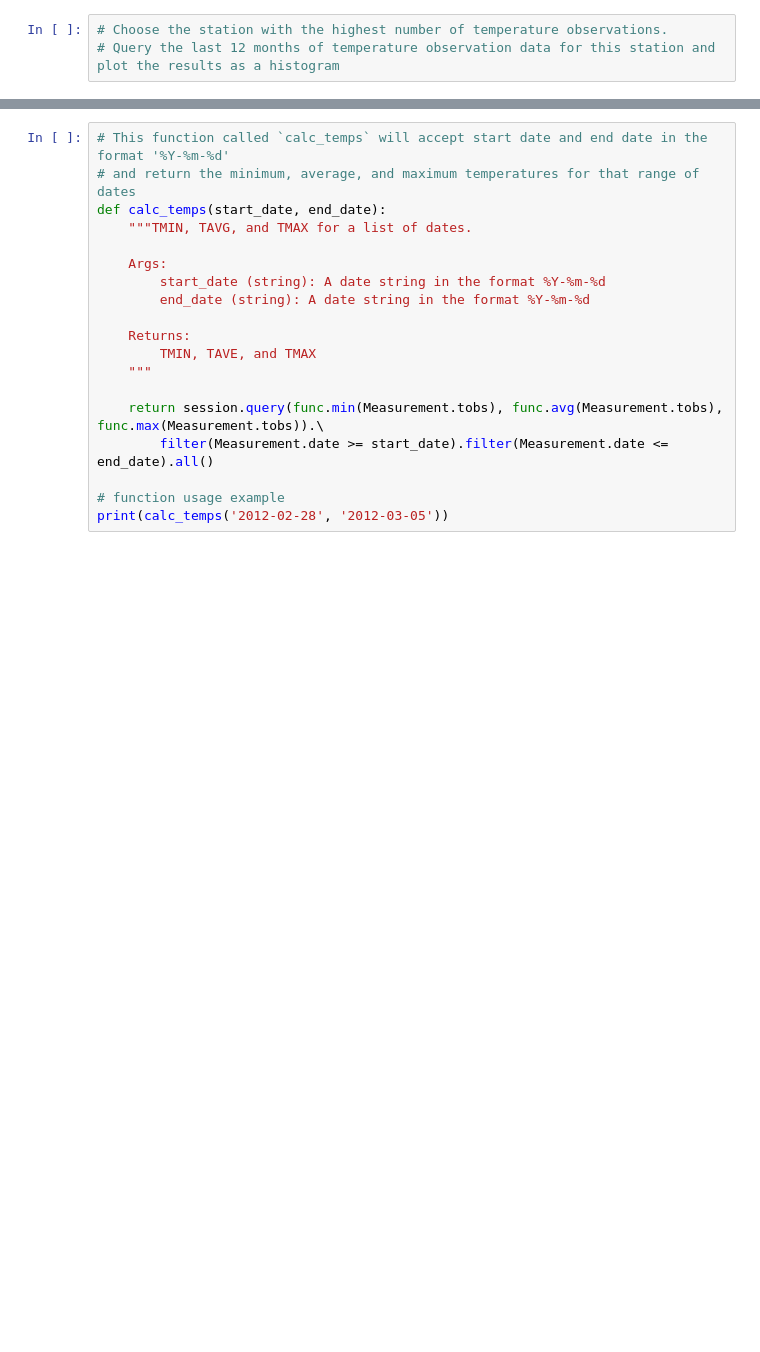
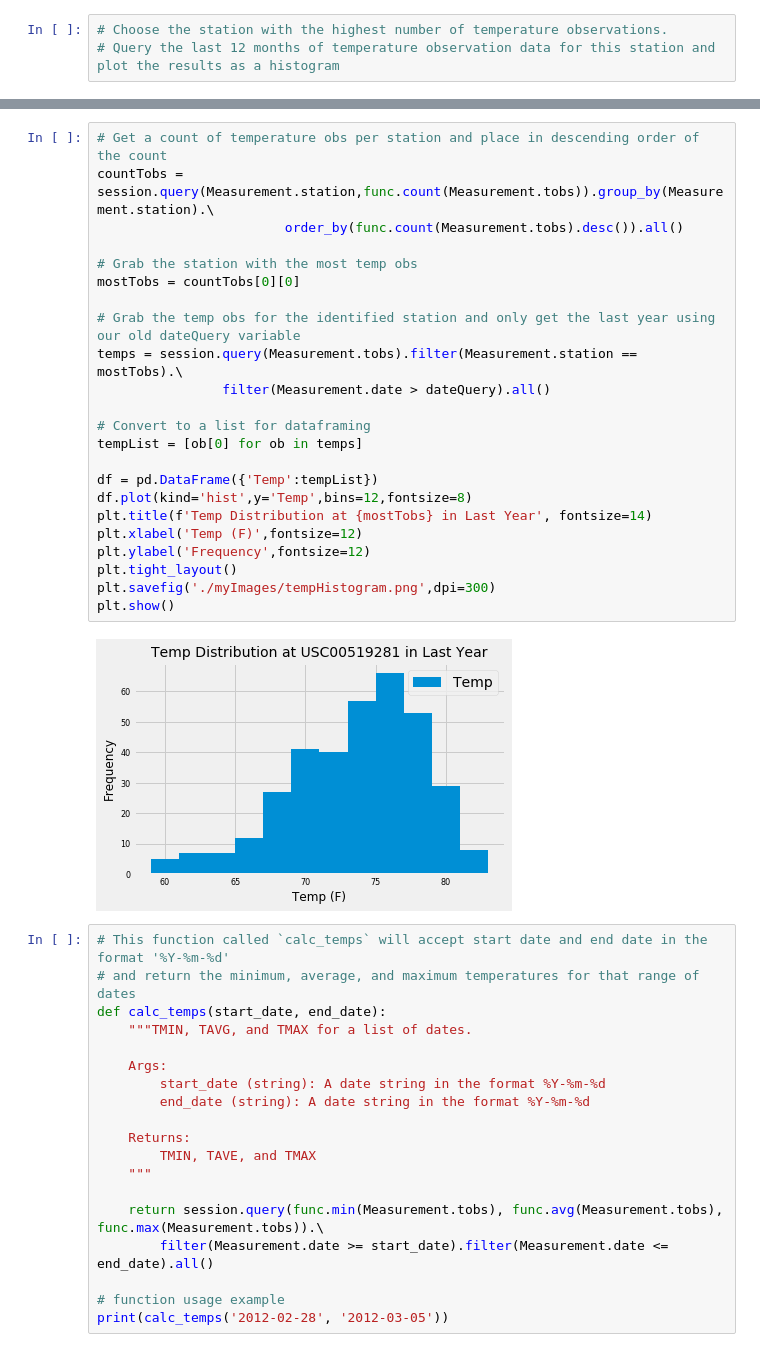
Before and after one commit to jpicca/sqlalchemy-challenge, a Jupyter notebook: climate_starter.ipynb, the cells around one changed output, grey strips where cells are left out. Drawn from its saved outputs; the diff is of its cells as text; blank space fills up the shorter version.

Commit message:
Completed temperature analysis

```diff
--- a/climate_starter.ipynb
+++ b/climate_starter.ipynb
@@ -127,3 +148,28 @@ df.describe()
+# %%
+# Get a count of temperature obs per station and place in descending order of the count
+countTobs = session.query(Measurement.station,func.count(Measurement.tobs)).group_by(Measurement.station).\
+                        order_by(func.count(Measurement.tobs).desc()).all()
+
+# Grab the station with the most temp obs
+mostTobs = countTobs[0][0]
+
+# Grab the temp obs for the identified station and only get the last year using our old dateQuery variable
+temps = session.query(Measurement.tobs).filter(Measurement.station == mostTobs).\
+                filter(Measurement.date > dateQuery).all()
+
+# Convert to a list for dataframing
+tempList = [ob[0] for ob in temps]
+
+df = pd.DataFrame({'Temp':tempList})
+df.plot(kind='hist',y='Temp',bins=12,fontsize=8)
+plt.title(f'Temp Distribution at {mostTobs} in Last Year', fontsize=14)
+plt.xlabel('Temp (F)',fontsize=12)
+plt.ylabel('Frequency',fontsize=12)
+plt.tight_layout()
+plt.savefig('./myImages/tempHistogram.png',dpi=300)
+plt.show()
+# %% [output]
+[figure, added]
 # %%
 # This function called `calc_temps` will accept start date and end date in the format '%Y-%m-%d'
 # and return the minimum, average, and maximum temperatures for that range of dates
```
Also changed, not shown: parts of 11 cells of this notebook, 3 other files.
